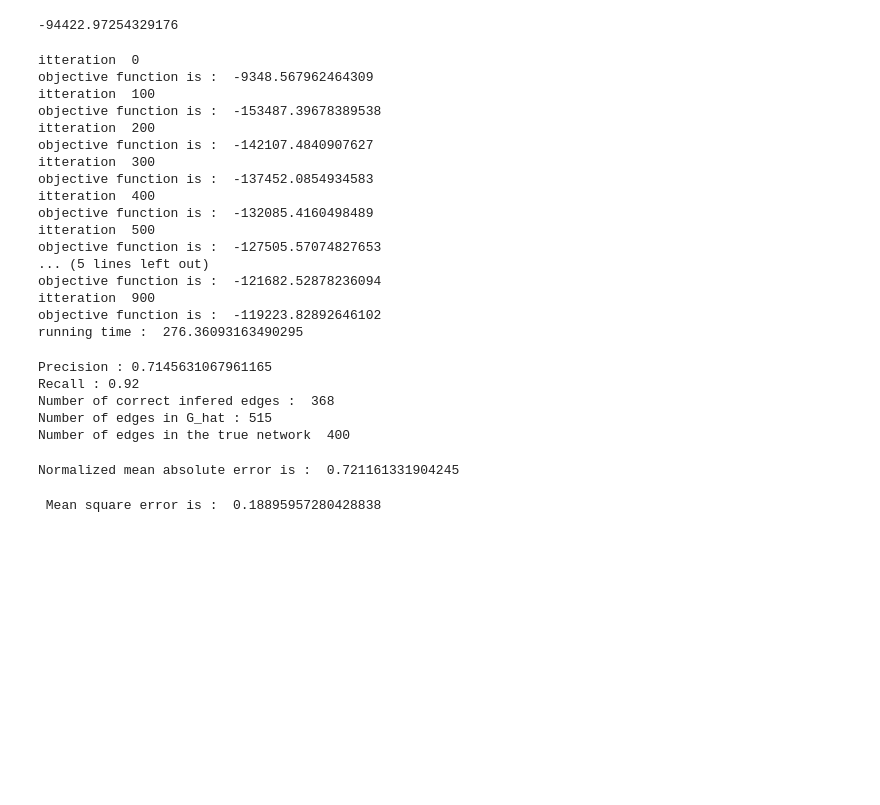
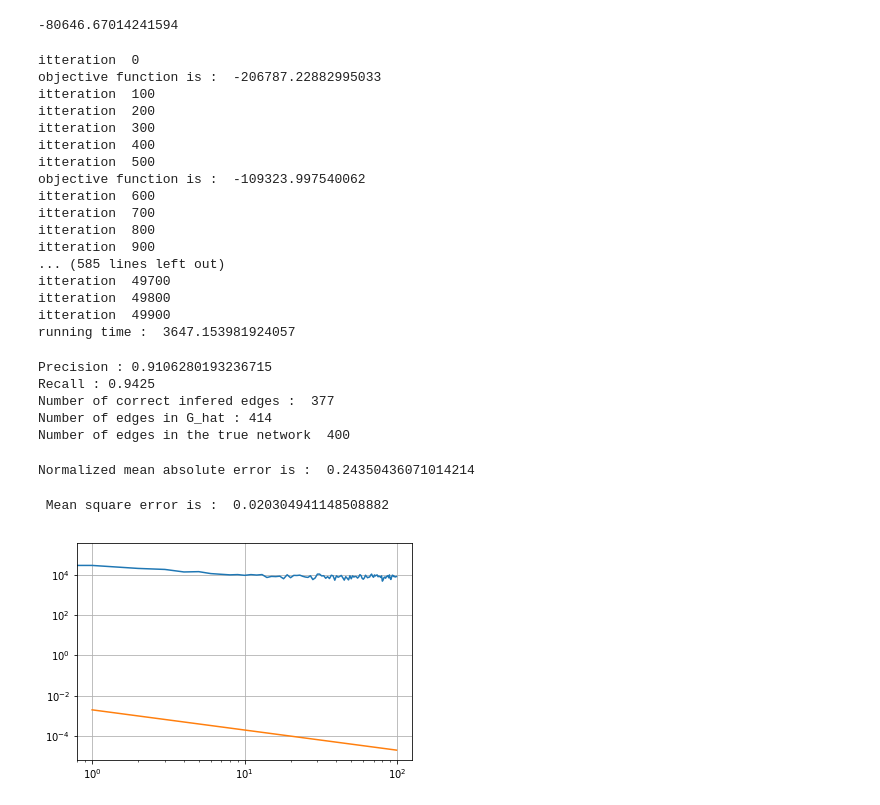
Before and after one commit to jjmmouss/PDM, a Jupyter notebook: NetRate/NetRate_SG.ipynb, the cells around one changed output. Drawn from its saved outputs; the diff is of its cells as text; code cells hidden in the pictures; blank space fills up the shorter version.

```diff
--- a/NetRate/NetRate_SG.ipynb
+++ b/NetRate/NetRate_SG.ipynb
@@ -24,7 +24,7 @@ eps = 0.0005 #Lower bound on the value of alpha (we do not want to have alpha =
 alpha_init = 0.01 # Initilization value of alpha for the SGD
 min_alpha = 0.05 # Value of alpha at which we consider it as an edge in the network
 gamma = 0.0005 # learning rate
-K = 1000 #number of itterations
+K = 50000 #number of itterations
 max_alpha = 10 #upper bound of alpha. Otherwise it may degenerate
 # %%
 '''
@@ -55,16 +55,27 @@ def Objective_function(alpha_mat,cascade_graph_c,G_star,window,eps):
             elif (m,i) in cascade_graph_c.edges():
                 t_m = cascade_graph_c.nodes[m]["time"]
                 sum_psi2 += -alpha_mat[m,i]*(t_i-t_m)
-                sum_psi3_tmp += alpha_mat[m,i]
+                if alpha_mat[m,i]==0:
+                    sum_psi3_tmp+=eps
+                else:
+                    sum_psi3_tmp += alpha_mat[m,i]
         if sum_psi3_tmp!=0:
             sum_psi3 += math.log(sum_psi3_tmp)
+        else :
+            if len(list(cascade_graph_c.predecessors(i)))>0:
+                print("log of zero")
+                sum_psi3 = -1e10 # should mimic the - infinity
     obj = sum_psi1+sum_psi2+sum_psi3
     return obj
 # %%
 def True_objective_value(G_true,cascade_graph_dic,window,eps):
     A_true = np.zeros((G_true.number_of_nodes(),G_true.number_of_nodes()))
     for edge in G_true.edges():
-        A_true[edge[0],edge[1]] = G_true.edges[edge[0],edge[1]]["weight"][0]
+        try :
+            A_true[edge[0],edge[1]] = G_true.edges[edge[0],edge[1]]["weight"][0]
+
+        except TypeError:
+            A_true[edge[0],edge[1]] = G_true.edges[edge[0],edge[1]]["weight"]
 
     true_obj = 0
     for c in cascade_graph_dic:
@@ -158,11 +106,11 @@ A_hat = np.zeros((G_star.number_of_nodes(),G_star.number_of_nodes()))
 obj_true = True_objective_value(G_true,DAG_C_dic,window,eps)
 obj_true
 # %% [output]
--94422.97254329176
+-80646.67014241594
 # %%
 t_s = time.time()
 k=0
-c_index_list = np.random.choice(list(range(0,len(DAG_C_dic))),K,replace = False)
+c_index_list = np.random.choice(list(range(0,len(DAG_C_dic))),K,replace = True)
 obj_per_itter = []
 obj_fct = 0
 while k <K :
@@ -175,7 +123,7 @@ while k <K :
             sum_grad = 0
             for papa in parents :
                 if A_hat[papa,i]==0 :
-                    A_hat[papa,i] = alpha_init #this may not be the right way (it init potentially a lot of edges)
+                    A_hat[papa,i] = alpha_init
                 sum_grad += A_hat[papa,i]
             for papa in parents :
                 t_papa = DAG_c.nodes[papa]["time"]
@@ -197,31 +145,32 @@ while k <K :
 
     if k%100==0:
         print("itteration ", k)
+    if k%500 ==0:
         obj_fct = Infered_objective_value(A_hat,G_star,DAG_C_dic,window,eps)
         obj_per_itter.append(obj_fct)
-        print("objective function is : ",obj_fct)
+        print("objective function is : ",obj_fct) # Remeber, we try to maximize this value
     k+=1
 t_f = time.time()
 elapsed_time = t_f-t_s
 print("running time : ", elapsed_time)
 # %% [output]
 itteration  0
-objective function is :  -9348.567962464309
+objective function is :  -206787.22882995033
 itteration  100
-objective function is :  -153487.39678389538
 itteration  200
-objective function is :  -142107.4840907627
 itteration  300
-objective function is :  -137452.0854934583
 itteration  400
-objective function is :  -132085.4160498489
 itteration  500
-objective function is :  -127505.57074827653
-... (5 lines left out)
-objective function is :  -121682.52878236094
+objective function is :  -109323.997540062
+itteration  600
+itteration  700
+itteration  800
 itteration  900
-objective function is :  -119223.82892646102
-running time :  276.36093163490295
+... (585 lines left out)
+itteration  49700
+itteration  49800
+itteration  49900
+running time :  3647.153981924057
 # %%
 '''
 Precision and recall computation
@@ -243,10 +192,10 @@ print("Number of correct infered edges : ",correct)
 print("Number of edges in G_hat :",G_star.number_of_edges())
 print("Number of edges in the true network ",G_true.number_of_edges())
 # %% [output]
-Precision : 0.7145631067961165
-Recall : 0.92
-Number of correct infered edges :  368
-Number of edges in G_hat : 515
+Precision : 0.9106280193236715
+Recall : 0.9425
+Number of correct infered edges :  377
+Number of edges in G_hat : 414
 Number of edges in the true network  400
 # %%
 '''
@@ -257,7 +206,10 @@ nb_correcte_edges=0
 for edge in G_true.edges():
     if edge in G_star.edges():
         nb_correcte_edges +=1
-        true_alpha = G_true.edges[edge]["weight"][0]
+        try :
+            true_alpha = G_true.edges[edge]["weight"][0]
+        except TypeError:
+            true_alpha = G_true.edges[edge]["weight"]
         approx_alpha = A_hat[edge[0],edge[1]]
         mae += abs(true_alpha-approx_alpha)/true_alpha #normalized mean absolute error
 #         print("For edge " + str(edge)+ " the true weight is : " + str(true_alpha))
@@ -268,7 +220,7 @@ except ZeroDivisionError:
     print ("There is no correct edge")
 print("Normalized mean absolute error is : ",mae)
 # %% [output]
-Normalized mean absolute error is :  0.721161331904245
+Normalized mean absolute error is :  0.24350436071014214
 # %%
 '''
 mean square error
@@ -278,7 +230,10 @@ nb_correcte_edges=0
 for edge in G_true.edges():
     if edge in G_star.edges():
         nb_correcte_edges +=1
-        true_alpha = G_true.edges[edge]["weight"][0]
+        try:
+            true_alpha = G_true.edges[edge]["weight"][0]
+        except TypeError:
+            true_alpha = G_true.edges[edge]["weight"]
         approx_alpha = A_hat[edge[0],edge[1]]
         mse += pow((true_alpha-approx_alpha),2) # mean square error
 #         print("For edge " + str(edge)+ " the true weight is : " + str(true_alpha))
@@ -289,7 +244,13 @@ except ZeroDivisionError:
     print ("There is no correct edge")
 print(" Mean square error is : ",mse)
 # %% [output]
- Mean square error is :  0.18895957280428838
+ Mean square error is :  0.020304941148508882
 # %%
-diff_obj_per_itter_pos = [-x for x in obj_per_itter]
-approx_run_time = [1/k for k in list(range(1,K))]
+diff_obj_per_itter_pos = [-(x-obj_true) for x in obj_per_itter]
+approx_run_time = [1/(k*500) for k in list(range(1,int(K/500)))]
+plt.plot(list(range(0,int(K/500))),diff_obj_per_itter_pos)
+plt.plot(list(range(1,int(K/500))),approx_run_time)
+plt.loglog()
+plt.grid()
+# %% [output]
+[figure, added]
```
Also changed, not shown: parts of 9 cells of this notebook, 10 other files.
